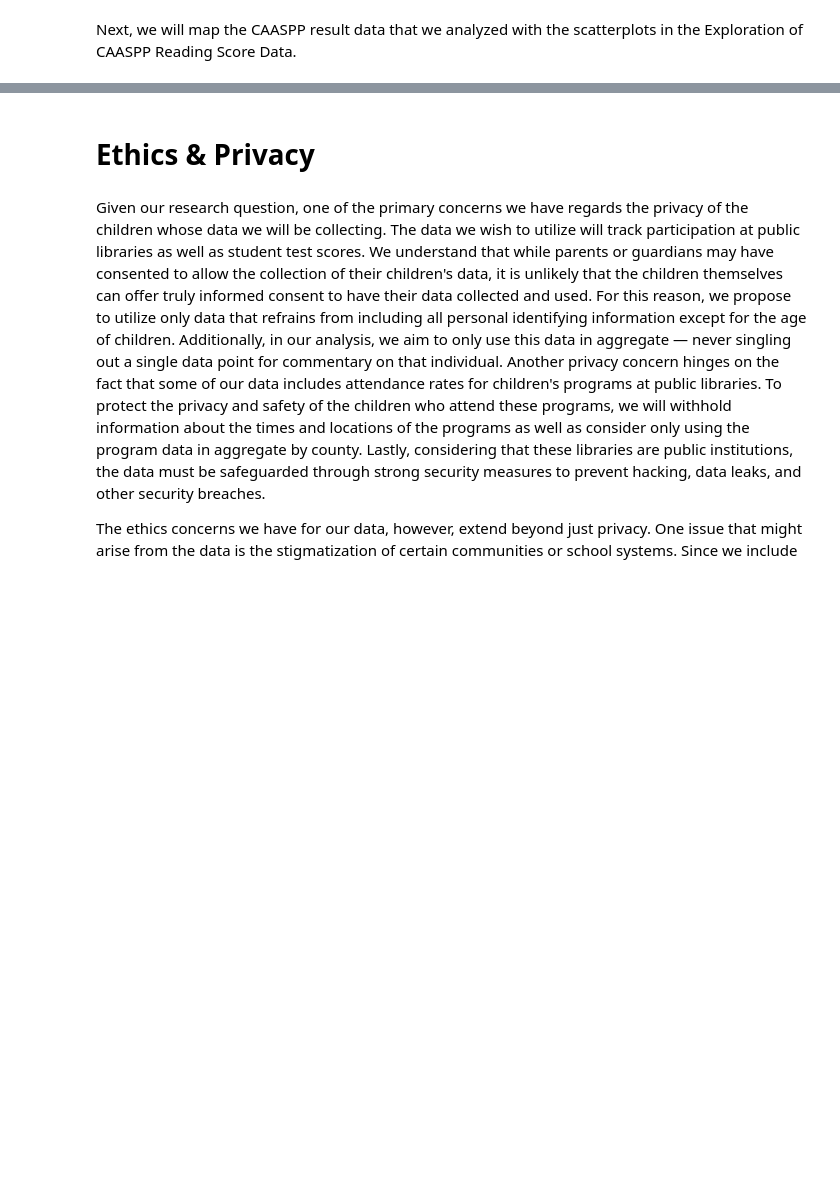
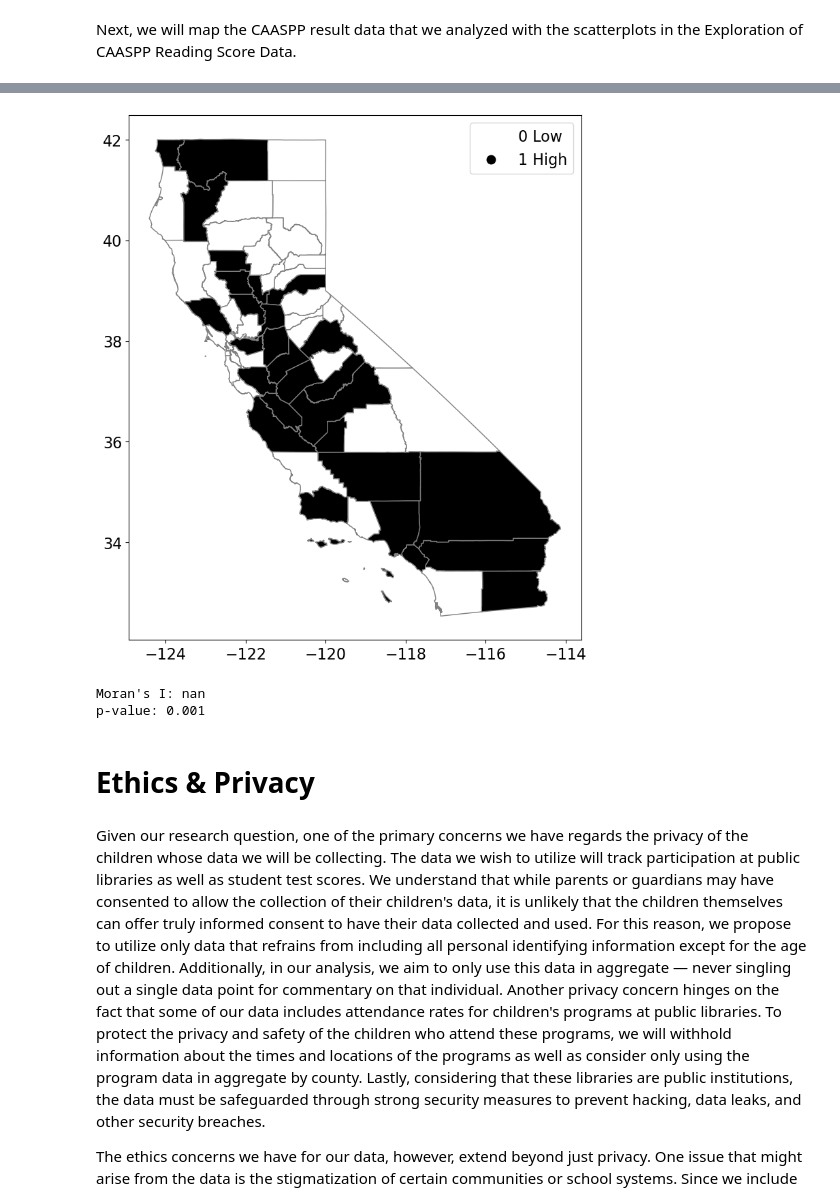
Before and after one commit to KaitlynChou/COGS-108-Project, a Jupyter notebook: EDACheckpoint_Group057_WI24.ipynb, the cells around one changed output, grey strips where cells are left out. Drawn from its saved outputs; the diff is of its cells as text; code cells hidden in the pictures; blank space fills up the shorter version.

```diff
--- a/EDACheckpoint_Group057_WI24.ipynb
+++ b/EDACheckpoint_Group057_WI24.ipynb
@@ -407,2 +408,6 @@ for p, s in zip(population[population['CTYNAME'] == 'Plumas County'].index, popu
 # %%
 population = population.drop(population[population['CTYNAME'] == 'Sierra County'].index)
+# %%
+pop_prop = population.copy()
+pop_prop['Child_Prop'] = pop_prop['AGE513_TOT'] / pop_prop['POPESTIMATE']
+pop_prop.reset_index()
@@ -726,0 +781,6 @@ To further analyze our data in regards to the choropleth maps, we will carry out
+# %%
+#adding population proportion to FIPS dataframe
+#POPULATION PROPORTION NEED HELP PLZ
+population_2017 = pop_prop[pop_prop['YEAR'] == 2017].reset_index()
+FIPS_data.insert(6, 'Child Proportion', population_2017['Child_Prop'])
+#FIPS_data.head()
@@ -727,3 +797,27 @@ To further analyze our data in regards to the choropleth maps, we will carry out
+# %%
+y = FIPS_data['Child Proportion']
+yb = y > y.median()
+labels = ["0 Low", "1 High"]
+yb = [labels[i] for i in 1*yb]
+FIPS_data['yb'] = yb
+
+#SPATIAL AUTOCORRELATION GRAPH(non-filtered)
+fig = plt.figure(figsize=(12,10))
+ax = plt.gca()
+FIPS_data.plot(column='yb', cmap='binary',
+        edgecolor='grey', legend=True, ax=ax);
+# %% [output]
+[figure, added]
+# %%
+w_knn = weights.KNN.from_dataframe(FIPS_data, k=5)
+
+# Check for spatial autocorrelation using Moran's I
+moran = Moran(FIPS_data['Child Proportion'], w_knn)
+print("Moran's I:", moran.I) #Unsure why the value is nan
+print("p-value:", moran.p_sim)
+# %% [output]
+Moran's I: nan
+p-value: 0.001
 # %% [markdown]
 # Ethics & Privacy
 # %% [markdown]
```
Also changed, not shown: parts of 11 cells of this notebook.
